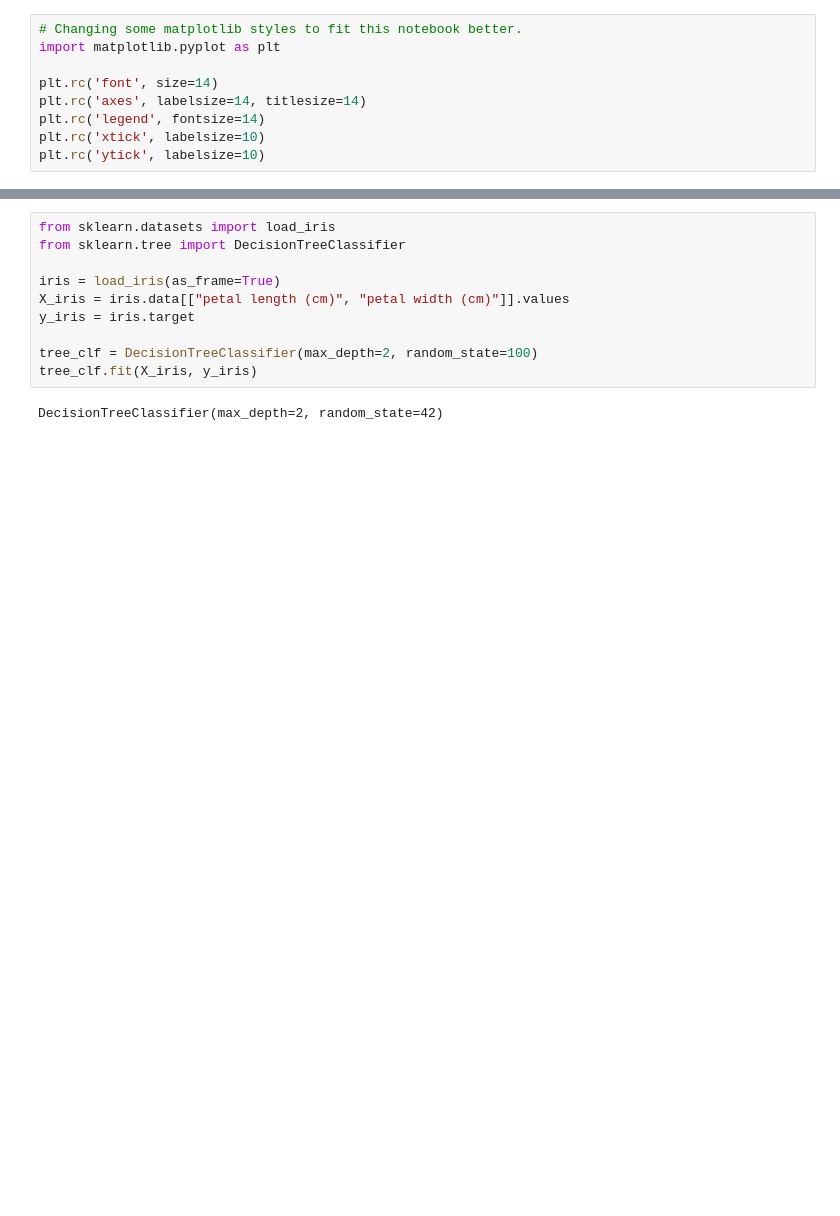
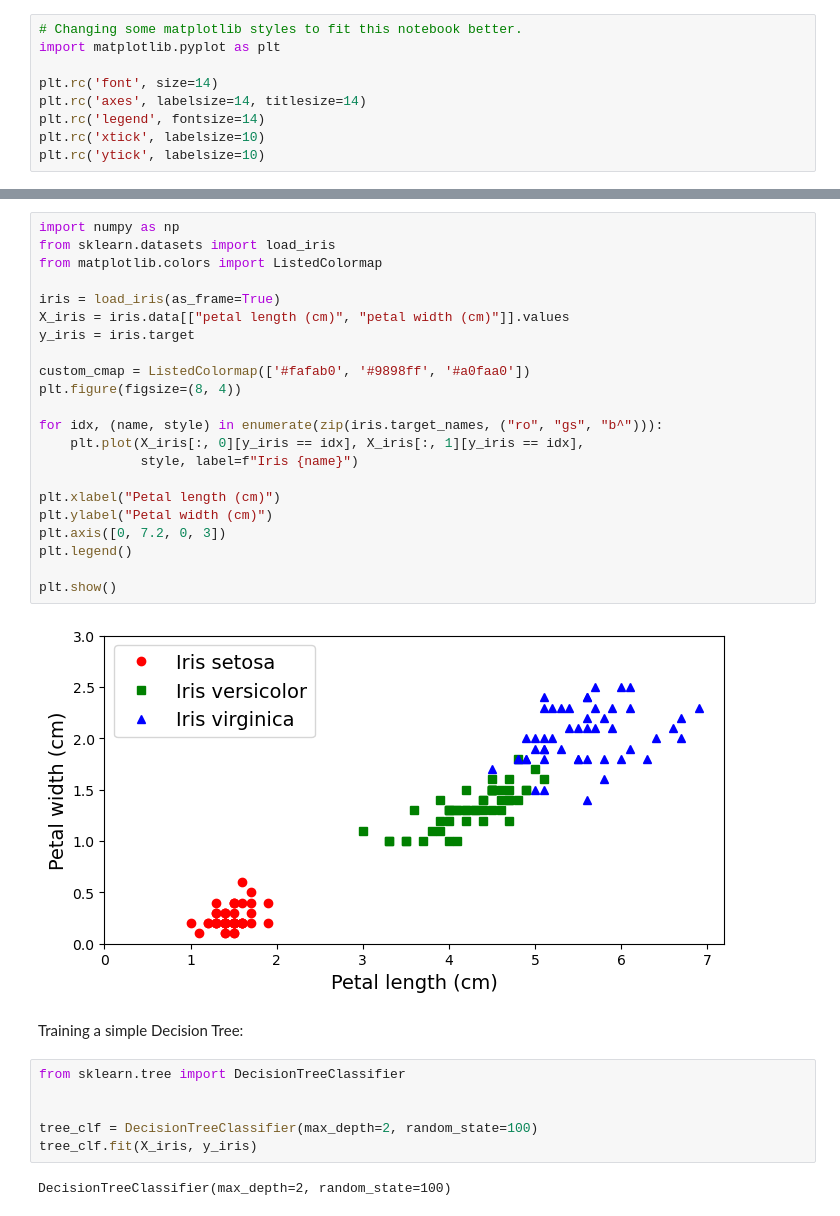
Before and after one commit to edmar-bevilaqua/data_science, a Jupyter notebook: Fundamentals/decision_trees.ipynb, the cells around one changed output, grey strips where cells are left out. Saved outputs shown, nothing was run; the diff lists cells and outputs as text; blank space fills up the shorter version.

Commit message:
Update decision_trees.ipynb
Add the graph for the Iris dataset

```diff
--- a/Fundamentals/decision_trees.ipynb
+++ b/Fundamentals/decision_trees.ipynb
@@ -17,12 +25,34 @@ Starting from the simpliest example of a Decision Tree:
+# %%
+import numpy as np
+from sklearn.datasets import load_iris
+from matplotlib.colors import ListedColormap
+
+iris = load_iris(as_frame=True)
+X_iris = iris.data[["petal length (cm)", "petal width (cm)"]].values
+y_iris = iris.target
+
+custom_cmap = ListedColormap(['#fafab0', '#9898ff', '#a0faa0'])
+plt.figure(figsize=(8, 4))
+
+for idx, (name, style) in enumerate(zip(iris.target_names, ("ro", "gs", "b^"))):
+    plt.plot(X_iris[:, 0][y_iris == idx], X_iris[:, 1][y_iris == idx],
+             style, label=f"Iris {name}")
+
+plt.xlabel("Petal length (cm)")
+plt.ylabel("Petal width (cm)")
+plt.axis([0, 7.2, 0, 3])
+plt.legend()
+
+plt.show()
+# %% [output]
+[figure, added]
+# %% [markdown]
+Training a simple Decision Tree:
 # %%
-from sklearn.datasets import load_iris
 from sklearn.tree import DecisionTreeClassifier
 
-iris = load_iris(as_frame=True)
-X_iris = iris.data[["petal length (cm)", "petal width (cm)"]].values
-y_iris = iris.target
 
 tree_clf = DecisionTreeClassifier(max_depth=2, random_state=100)
 tree_clf.fit(X_iris, y_iris)
 # %% [output]
-DecisionTreeClassifier(max_depth=2, random_state=42)
+DecisionTreeClassifier(max_depth=2, random_state=100)
```
Also changed, not shown: parts of 3 cells of this notebook, 4 other files.
